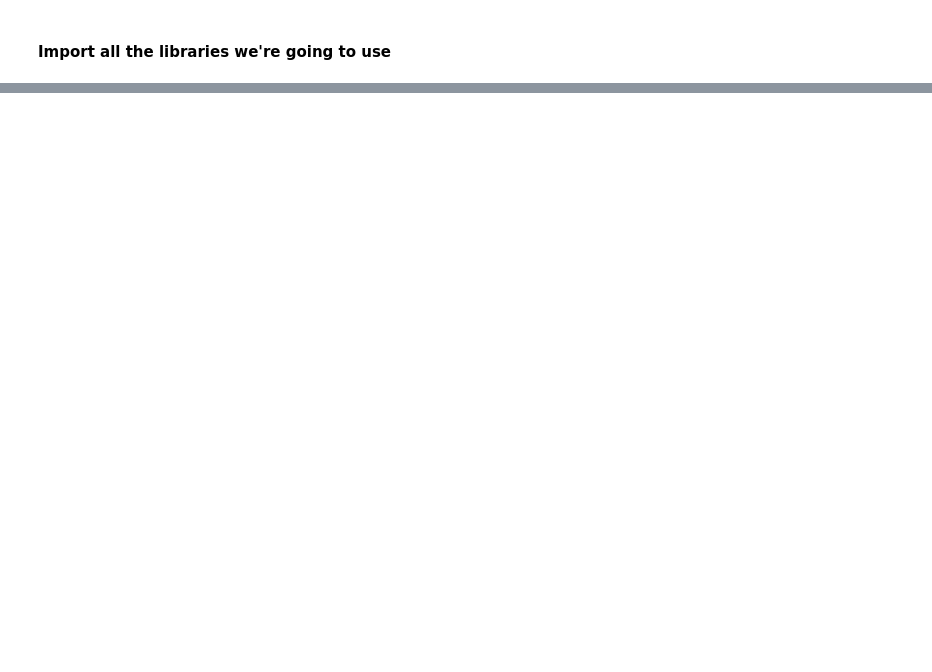
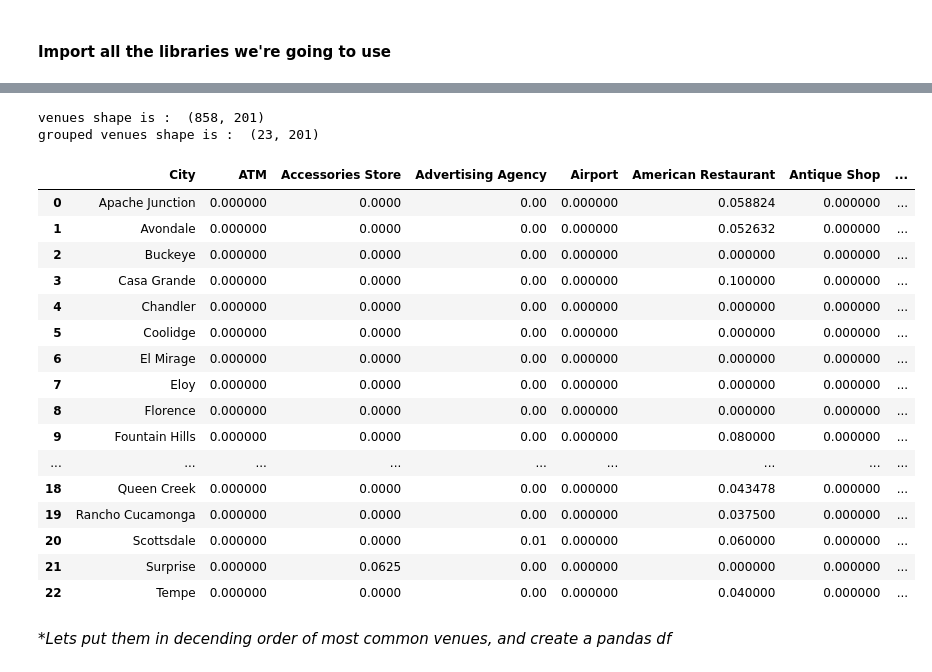
Before and after one commit to KyleStewartPhD/IBMcapstone, a Jupyter notebook: Capstone Project: Battle of the Neighbhorhoods.ipynb, the cells around one changed output, grey strips where cells are left out. Cells and saved outputs as stored; diff of their text form; code cells hidden in the pictures; blank space fills up the shorter version.

```diff
--- a/Capstone Project: Battle of the Neighbhorhoods.ipynb
+++ b/Capstone Project: Battle of the Neighbhorhoods.ipynb
@@ -104,0 +317,16 @@ Libraries imported.
+# %%
+venues = results['response']['groups'][0]['items']
+
+nearby_venues = json_normalize(venues) # flatten JSON
+
+# filter columns
+filtered_columns = ['venue.name', 'venue.categories', 'venue.location.lat', 'venue.location.lng']
+nearby_venues =nearby_venues.loc[:, filtered_columns]
+
+# filter the category for each row
+nearby_venues['venue.categories'] = nearby_venues.apply(get_category_type, axis=1)
+
+# clean columns
+nearby_venues.columns = [col.split(".")[-1] for col in nearby_venues.columns]
+
+nearby_venues.head()
@@ -104,0 +382,6 @@ Libraries imported.
+# %%
+# run the function for all neighbhorhoods
+city_venues = getNearbyVenues(names=cities['City'],
+                                   latitudes=cities['Latitude'],
+                                   longitudes=cities['Longitude']
+                                  )
@@ -104,0 +424,12 @@ Libraries imported.
+# %%
+# one hot encoding
+city_onehot = pd.get_dummies(city_venues[['Venue Category']], prefix="", prefix_sep="")
+
+# add neighborhood column back to dataframe
+city_onehot['City'] = city_venues['City']
+
+# move neighborhood column to the first column
+fixed_columns = [city_onehot.columns[-1]] + list(city_onehot.columns[:-1])
+city_onehot = city_onehot[fixed_columns]
+
+city_onehot.head()
@@ -104,0 +443,33 @@ Libraries imported.
+# %%
+print("venues shape is : ", city_onehot.shape)
+
+city_grouped = city_onehot.groupby('City').mean().reset_index()
+print("grouped venues shape is : ", city_grouped.shape)
+
+#add population as data to keep (for city similarity)
+city_grouped = city_grouped.sort_values(by='City')
+cities_sorted = cities.sort_values(by='City').reset_index(drop=True)
+#city_grouped['Population'] = cities_sorted['Population']
+city_grouped
+# %% [output]
+venues shape is :  (858, 201)
+grouped venues shape is :  (23, 201)
+|  | City | ATM | Accessories Store | Advertising Agency | Airport | American Restaurant | Antique Shop | ... |
+| 0 | Apache Junction | 0.000000 | 0.0000 | 0.00 | 0.000000 | 0.058824 | 0.000000 | ... |
+| 1 | Avondale | 0.000000 | 0.0000 | 0.00 | 0.000000 | 0.052632 | 0.000000 | ... |
+| 2 | Buckeye | 0.000000 | 0.0000 | 0.00 | 0.000000 | 0.000000 | 0.000000 | ... |
+| 3 | Casa Grande | 0.000000 | 0.0000 | 0.00 | 0.000000 | 0.100000 | 0.000000 | ... |
+| 4 | Chandler | 0.000000 | 0.0000 | 0.00 | 0.000000 | 0.000000 | 0.000000 | ... |
+| 5 | Coolidge | 0.000000 | 0.0000 | 0.00 | 0.000000 | 0.000000 | 0.000000 | ... |
+| 6 | El Mirage | 0.000000 | 0.0000 | 0.00 | 0.000000 | 0.000000 | 0.000000 | ... |
+| 7 | Eloy | 0.000000 | 0.0000 | 0.00 | 0.000000 | 0.000000 | 0.000000 | ... |
+| 8 | Florence | 0.000000 | 0.0000 | 0.00 | 0.000000 | 0.000000 | 0.000000 | ... |
+| 9 | Fountain Hills | 0.000000 | 0.0000 | 0.00 | 0.000000 | 0.080000 | 0.000000 | ... |
+| ... | ... | ... | ... | ... | ... | ... | ... | ... |
+| 18 | Queen Creek | 0.000000 | 0.0000 | 0.00 | 0.000000 | 0.043478 | 0.000000 | ... |
+| 19 | Rancho Cucamonga | 0.000000 | 0.0000 | 0.00 | 0.000000 | 0.037500 | 0.000000 | ... |
+| 20 | Scottsdale | 0.000000 | 0.0000 | 0.01 | 0.000000 | 0.060000 | 0.000000 | ... |
+| 21 | Surprise | 0.000000 | 0.0625 | 0.00 | 0.000000 | 0.000000 | 0.000000 | ... |
+| 22 | Tempe | 0.000000 | 0.0000 | 0.00 | 0.000000 | 0.040000 | 0.000000 | ... |
+# %% [markdown]
+**Lets put them in decending order of most common venues, and create a pandas df*
```
Also changed, not shown: parts of 35 cells of this notebook.
